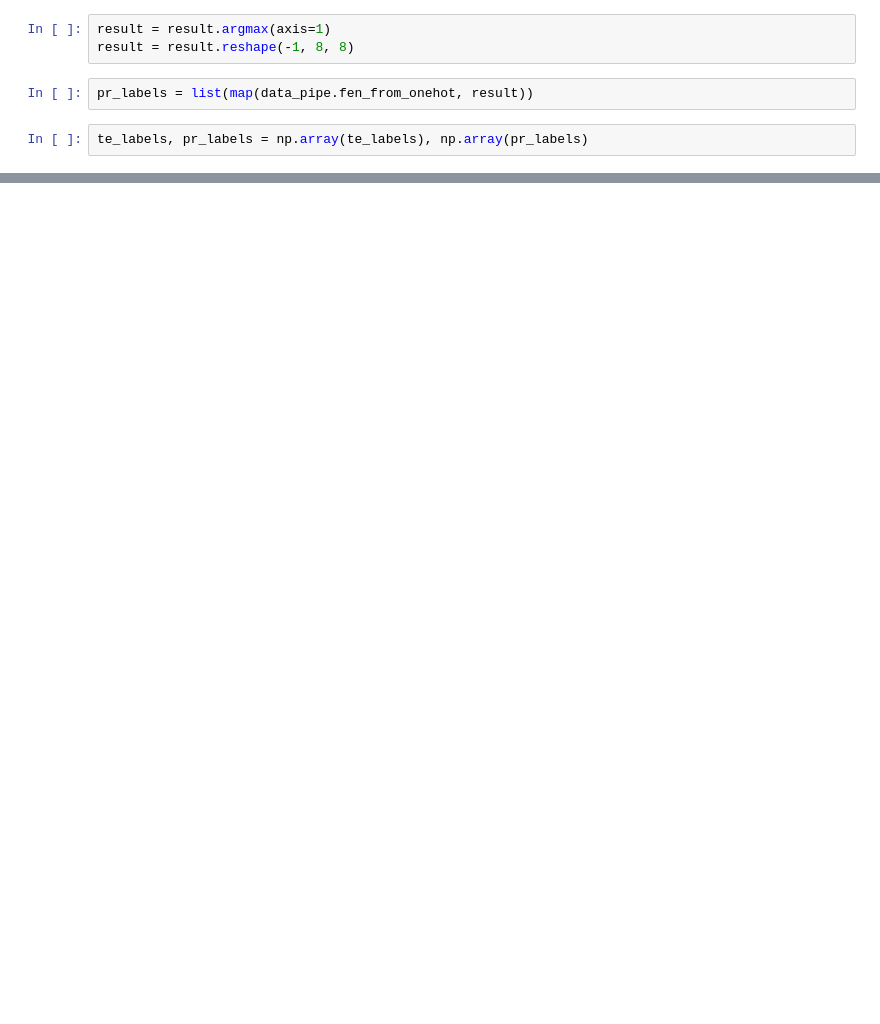
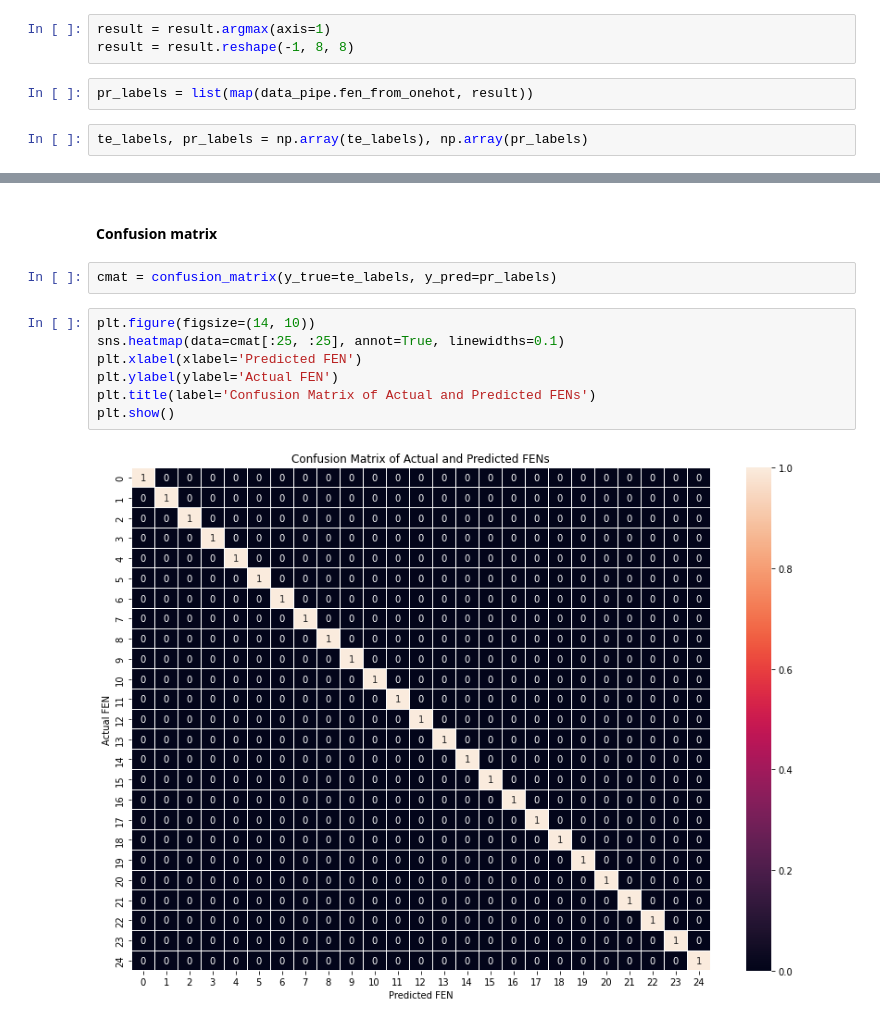
Before and after one commit to mohd-saifuddin/Chess-Recognition-Problem, a Jupyter notebook: 02-Baseline-Model.ipynb, the cells around one changed output, grey strips where cells are left out. Saved outputs shown, nothing was run; the diff lists cells and outputs as text; blank space fills up the shorter version.

```diff
--- a/02-Baseline-Model.ipynb
+++ b/02-Baseline-Model.ipynb
@@ -364,0 +495,13 @@ Base model accuracy: 99.31%
+# %% [markdown]
+#### Confusion matrix
+# %%
+cmat = confusion_matrix(y_true=te_labels, y_pred=pr_labels)
+# %%
+plt.figure(figsize=(14, 10))
+sns.heatmap(data=cmat[:25, :25], annot=True, linewidths=0.1)
+plt.xlabel(xlabel='Predicted FEN')
+plt.ylabel(ylabel='Actual FEN')
+plt.title(label='Confusion Matrix of Actual and Predicted FENs')
+plt.show()
+# %% [output]
+[figure, added]
```
Also changed, not shown: parts of 31 cells of this notebook.
